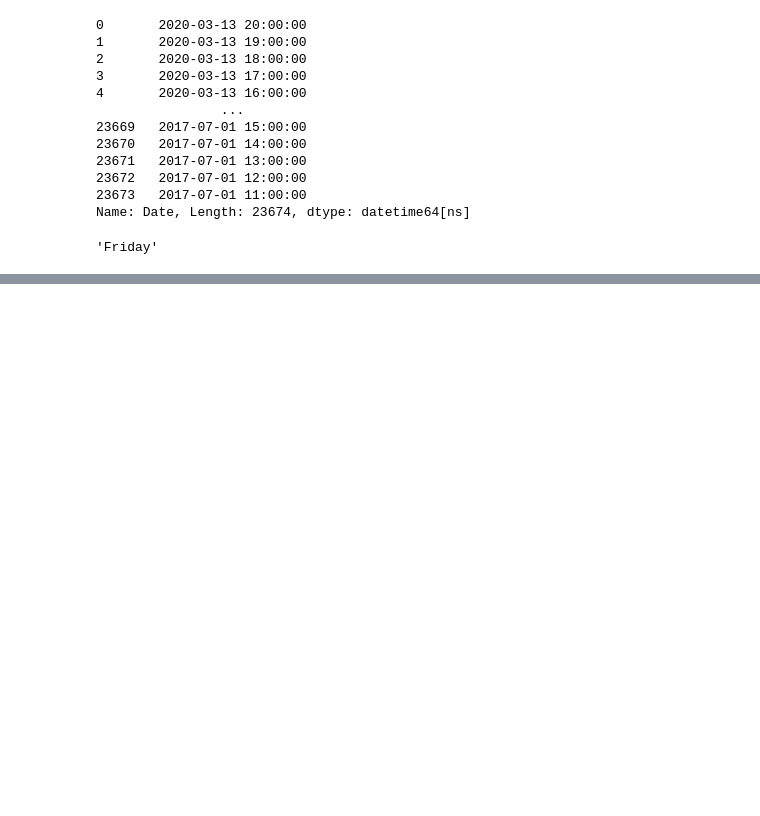
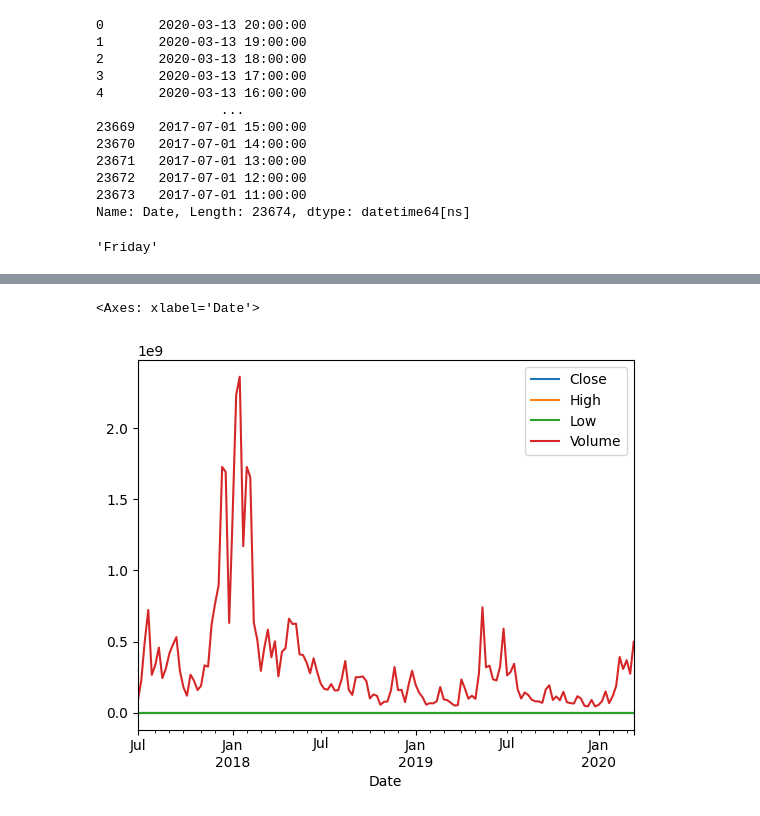
Before and after one commit to gouthammenda/cryptooooo, a Jupyter notebook: CryptoCur.ipynb, the cells around one changed output, grey strips where cells are left out. Saved outputs shown, nothing was run; the diff lists cells and outputs as text; code cells hidden in the pictures; blank space fills up the shorter version.

```diff
--- a/CryptoCur.ipynb
+++ b/CryptoCur.ipynb
@@ -42,0 +151,5 @@ df.loc[0, 'Date'].day_name()
+# %%
+New.plot()
+# %% [output]
+<Axes: xlabel='Date'>
+[figure, added]
```
Also changed, not shown: parts of 18 cells of this notebook.
